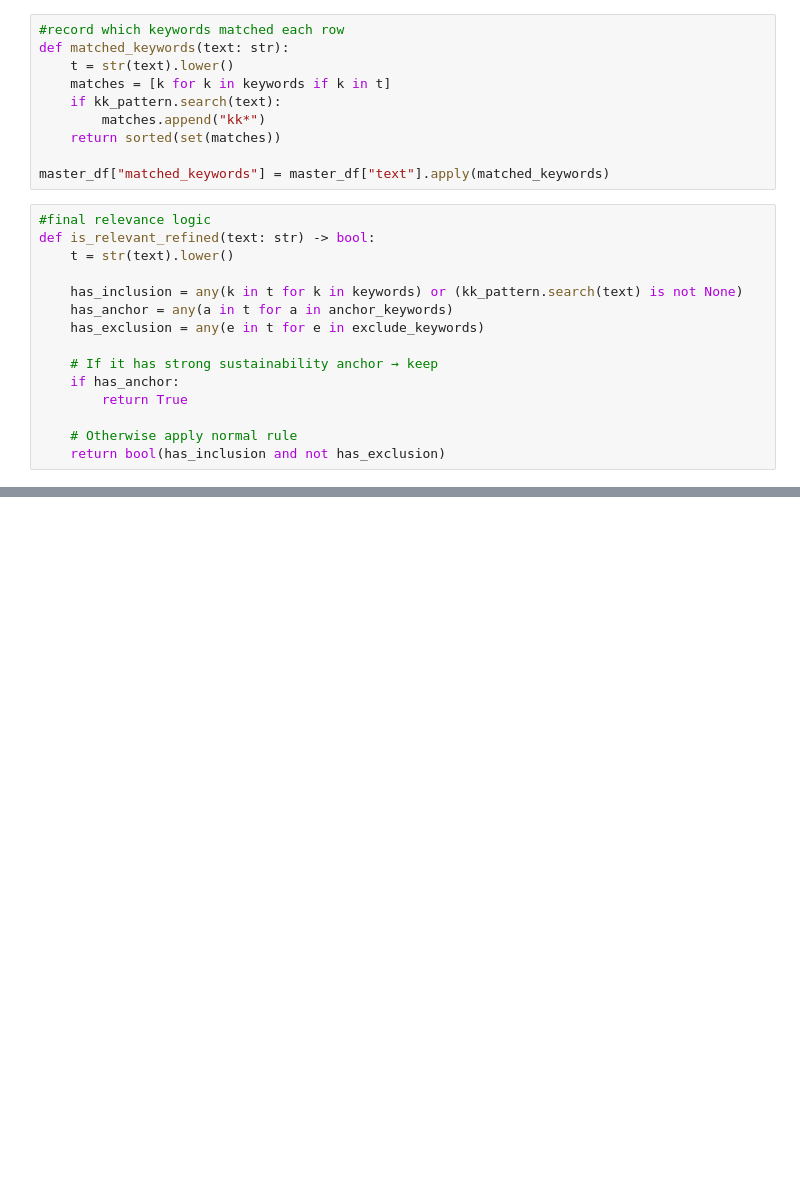
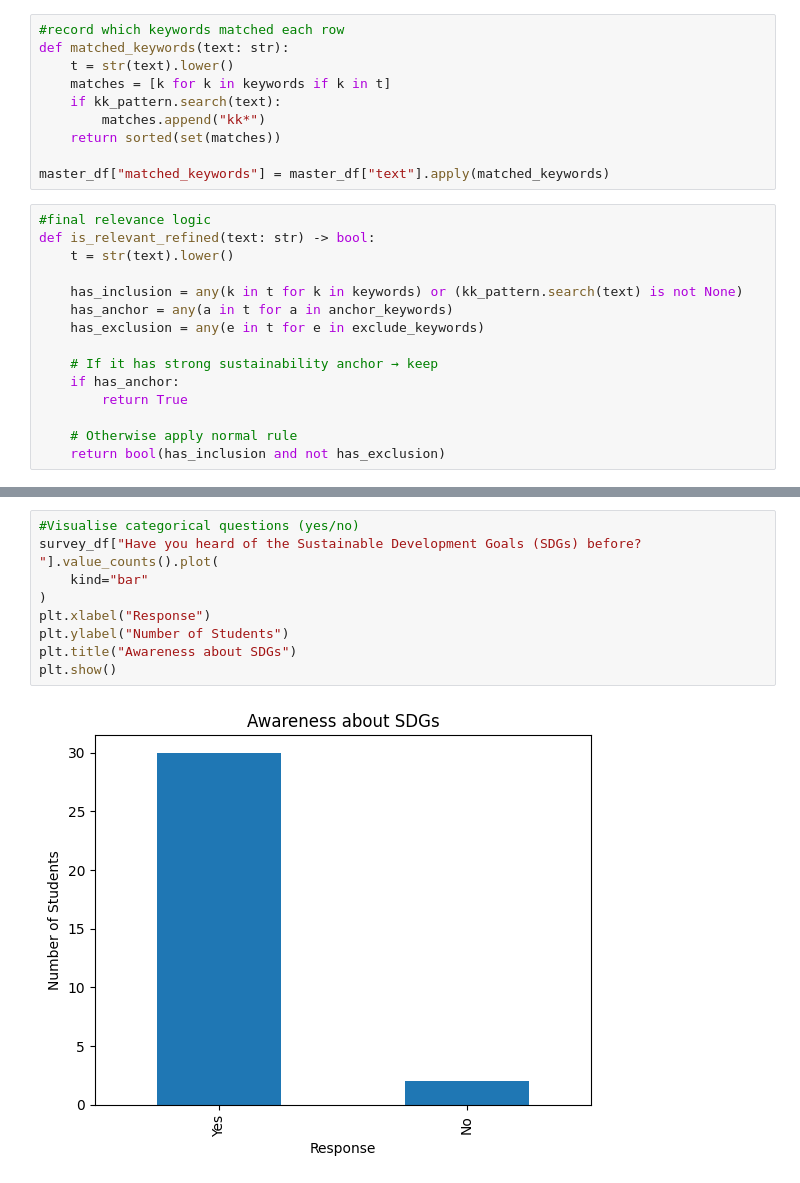
Before and after one commit to hannaharham/Sentiment-Analysis-SDG-UM, a Jupyter notebook: FYP.ipynb, the cells around one changed output, grey strips where cells are left out. Saved outputs shown, nothing was run; the diff lists cells and outputs as text; blank space fills up the shorter version.

```diff
--- a/FYP.ipynb
+++ b/FYP.ipynb
@@ -287,0 +387,11 @@ Sample FALSE (removed):
+# %%
+#Visualise categorical questions (yes/no)
+survey_df["Have you heard of the Sustainable Development Goals (SDGs) before?  "].value_counts().plot(
+    kind="bar"
+)
+plt.xlabel("Response")
+plt.ylabel("Number of Students")
+plt.title("Awareness about SDGs")
+plt.show()
+# %% [output]
+[figure, added]
```
Also changed, not shown: parts of 29 cells of this notebook.
